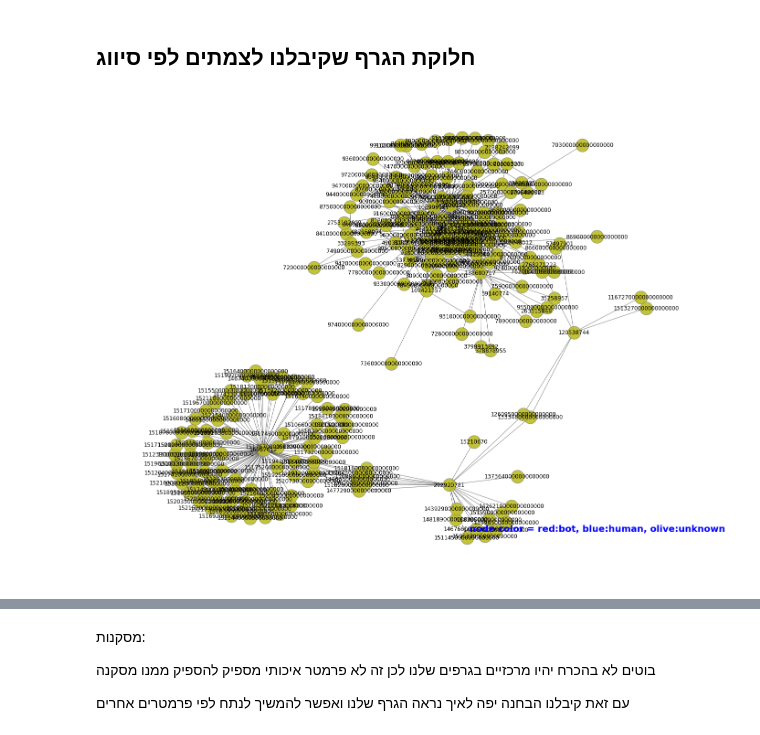
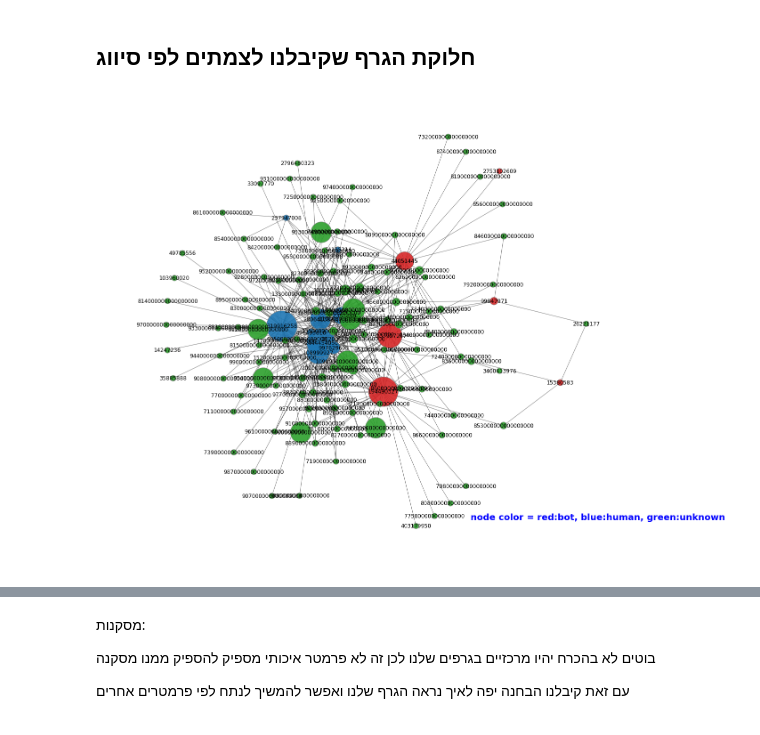
Before and after one commit to orlysk/TwitterBotsProject, a Jupyter notebook: networkX_graphs_twitter.ipynb, the cells around one changed output, grey strips where cells are left out. Drawn from its saved outputs; the diff is of its cells as text; code cells hidden in the pictures.

```diff
--- a/networkX_graphs_twitter.ipynb
+++ b/networkX_graphs_twitter.ipynb
@@ -360,34 +361,52 @@ length of each partition  [219.  11.   0.   2.   0.   0.   0.   4.   0.   1.]
 כלומר יש מעט צמתים שיוצרים את המרכזיות בגרף ולכן ניתן בעיקר לעבוד איתם במקרים מסויימים ע"מ לחפש בגרף התאמות
 # %% [markdown]
 ## חלוקת הגרף שקיבלנו לצמתים לפי סיווג
+# %%
+# prepare data for networkX
+bot_node_size = []
+bot_node_only_list = [b_no for b_no in bot_node_only_list if b_no in H.nodes]
+if len(bot_node_only_list)> 0:
+    centrality_bots_valus = [centrality[bot] for bot in bot_node_only_list]
+    bot_node_size = [v * 20000 for v in centrality_bots_valus]
+
+human_node_size =[]
+human_node_only_list = [b_no for b_no in human_node_only_list if b_no in H.nodes]
+if len(human_node_only_list) > 0:
+    centrality_human_valus = [centrality[human] for human in human_node_only_list]
+    human_node_size = [v * 20000 for v in centrality_human_valus]
+
+other_node_size = []
+nodes_to_out = human_node_only_list + bot_node_only_list
+other_nodes = [no for no in H.nodes if not no in nodes_to_out]
+if len(other_nodes) > 0:
+    centrality_other_valus = [centrality[other] for other in other_nodes]
+    other_node_size = [v * 20000 for v in centrality_other_valus]
 # %%
-bot_node_only_list = [b_no for b_no in bot_node_only_list if b_no in H.nodes]
-human_node_only_list = [b_no for b_no in human_node_only_list if b_no in H.nodes]
-nodes_to_out = human_node_only_list + bot_node_only_list
-other_nodes = [no for no in H.nodes if not no in nodes_to_out]
+#start plot
+fig, ax = plt.subplots(figsize=(20, 15))
 
-fig, ax = plt.subplots(figsize=(20, 15))
-options = {"edgecolors": "tab:gray", "alpha": 0.9, "node_size": 800}
-nx.draw_networkx_labels(H, pos, font_size=12, font_family="sans-serif")
+nx.draw_networkx_labels(H, pos, font_size=12, font_family="sans-serif") # draw labels
 
-nx.draw_networkx_nodes(H, pos=pos, nodelist=bot_node_only_list, node_color="tab:red", **options)
-nx.draw_networkx_nodes(H, pos=pos, nodelist=human_node_only_list, node_color="tab:blue", **options)
-nx.draw_networkx_nodes(H, pos=pos, nodelist=other_nodes, node_color="tab:olive", **options)
+#draw all nodes
+options = {"edgecolors": "tab:gray", "alpha": 0.9}
+nx.draw_networkx_nodes(H, pos=pos, nodelist=bot_node_only_list, node_color="tab:red",node_size=bot_node_size, **options)
+nx.draw_networkx_nodes(H, pos=pos, nodelist=human_node_only_list, node_color="tab:blue",node_size=human_node_size, **options)
+nx.draw_networkx_nodes(H, pos=pos, nodelist=other_nodes, node_color="tab:green",node_size=other_node_size, **options)
 
 nx.draw_networkx_edges(H, pos, width=1.0, alpha=0.5)
 
 ax.text(
-    0.80,
+    0.90,
     0.10,
-    "node color = red:bot, blue:human, olive:unknown",
+    "node color = red:bot, blue:human, green:unknown",
     horizontalalignment="center",
     transform=ax.transAxes,
     fontdict=font,
 )
 # Resize figure for label readibility
 ax.margins(0.1, 0.05)
 fig.tight_layout()
 plt.axis("off")
 plt.show()
 # %% [output]
-[figure, old version]
+[figure, new version]
```
Also changed, not shown: parts of 23 cells of this notebook, 3 other files.
